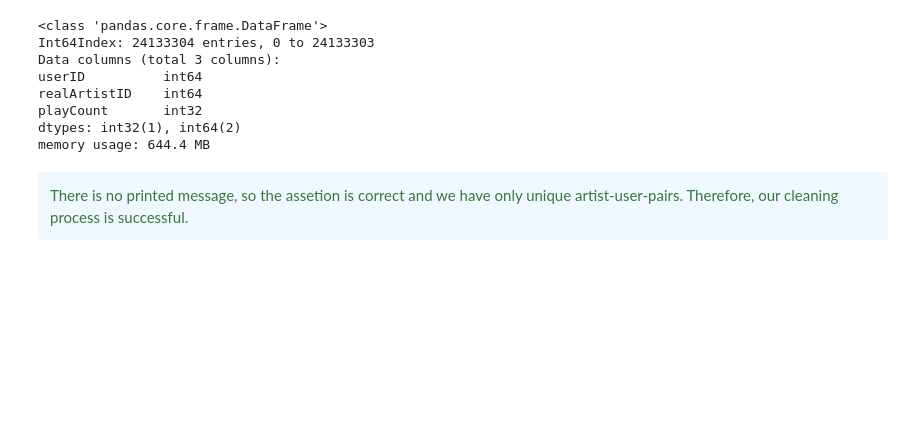
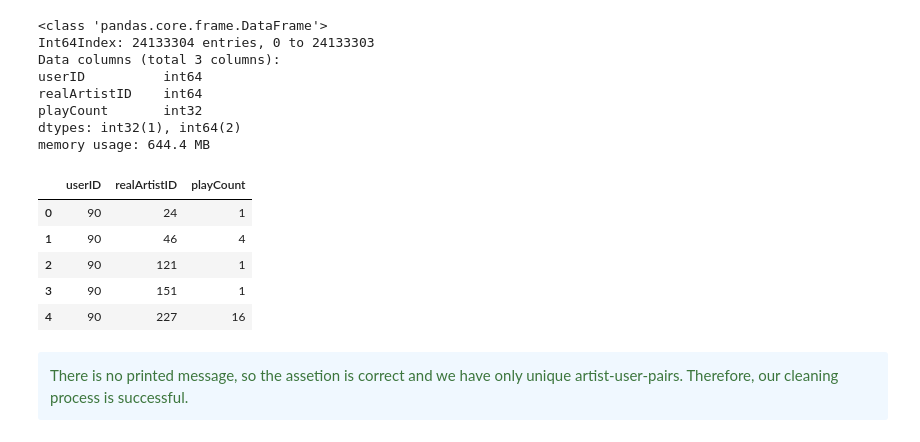
Before and after one commit to kandakji/Implicit-Feedback-Music-Recommender-System, a Jupyter notebook: RecSys-public.ipynb, the cells around one changed output. Cells and saved outputs as stored; diff of their text form; code cells hidden in the pictures; blank space fills up the shorter version.

```diff
--- a/RecSys-public.ipynb
+++ b/RecSys-public.ipynb
@@ -578,6 +602,15 @@ realArtistID    int64
 playCount       int32
 dtypes: int32(1), int64(2)
 memory usage: 644.4 MB
+# %%
+newUserArtistDF[:5]
+# %% [output]
+|  | userID | realArtistID | playCount |
+| 0 | 90 | 24 | 1 |
+| 1 | 90 | 46 | 4 |
+| 2 | 90 | 121 | 1 |
+| 3 | 90 | 151 | 1 |
+| 4 | 90 | 227 | 16 |
 # %%
 assert (newUserArtistDF.groupby(['userID', 'realArtistID'], as_index=False).count()['playCount'] == 1).all(),  \
     'Each combination user/artist should appear only once'
```
Also changed, not shown: parts of 10 cells of this notebook.
